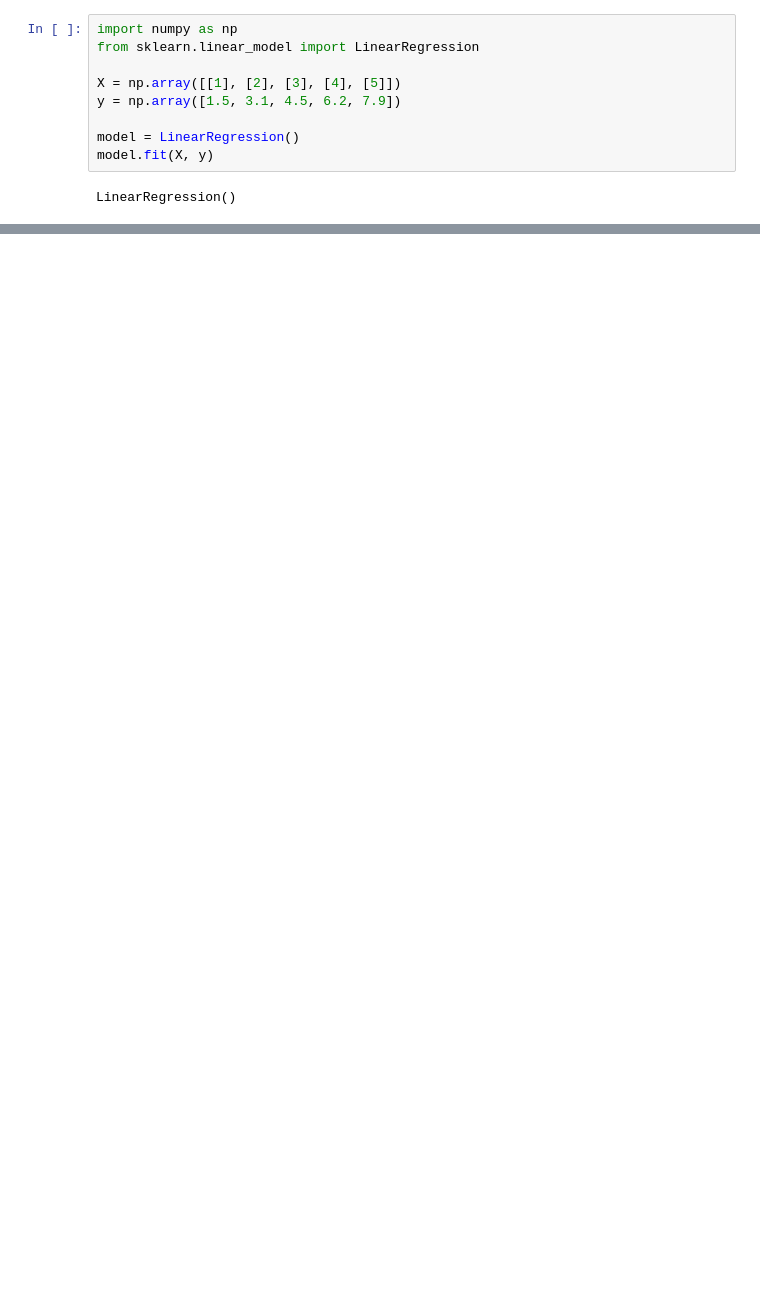
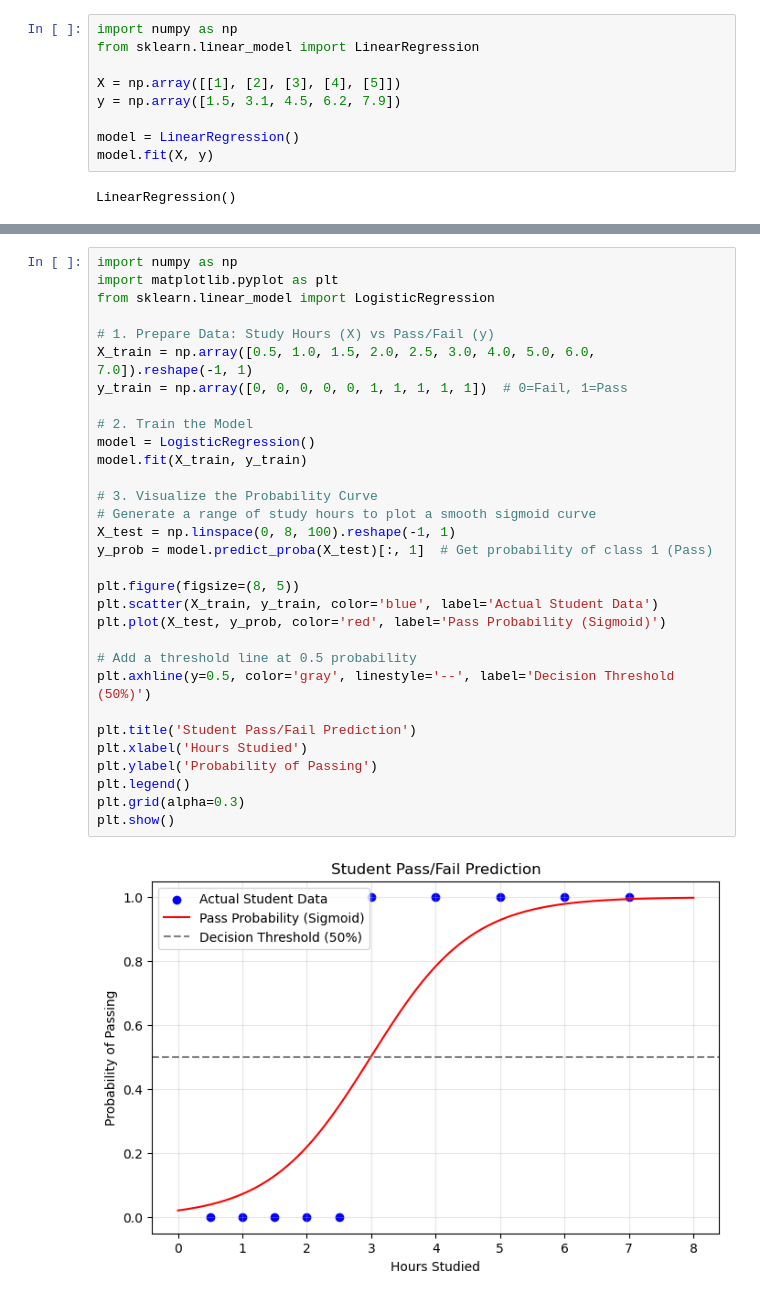
Before and after one commit to sayeedarefin/PHITRON_ML_AI, a Jupyter notebook: lab.ipynb, the cells around one changed output, grey strips where cells are left out. Cells and saved outputs as stored; diff of their text form; blank space fills up the shorter version.

```diff
--- a/lab.ipynb
+++ b/lab.ipynb
@@ -31,0 +51,33 @@ plt.show()
+# %%
+import numpy as np
+import matplotlib.pyplot as plt
+from sklearn.linear_model import LogisticRegression
+
+# 1. Prepare Data: Study Hours (X) vs Pass/Fail (y)
+X_train = np.array([0.5, 1.0, 1.5, 2.0, 2.5, 3.0, 4.0, 5.0, 6.0, 7.0]).reshape(-1, 1)
+y_train = np.array([0, 0, 0, 0, 0, 1, 1, 1, 1, 1])  # 0=Fail, 1=Pass
+
+# 2. Train the Model
+model = LogisticRegression()
+model.fit(X_train, y_train)
+
+# 3. Visualize the Probability Curve
+# Generate a range of study hours to plot a smooth sigmoid curve
+X_test = np.linspace(0, 8, 100).reshape(-1, 1)
+y_prob = model.predict_proba(X_test)[:, 1]  # Get probability of class 1 (Pass)
+
+plt.figure(figsize=(8, 5))
+plt.scatter(X_train, y_train, color='blue', label='Actual Student Data')
+plt.plot(X_test, y_prob, color='red', label='Pass Probability (Sigmoid)')
+
+# Add a threshold line at 0.5 probability
+plt.axhline(y=0.5, color='gray', linestyle='--', label='Decision Threshold (50%)')
+
+plt.title('Student Pass/Fail Prediction')
+plt.xlabel('Hours Studied')
+plt.ylabel('Probability of Passing')
+plt.legend()
+plt.grid(alpha=0.3)
+plt.show()
+# %% [output]
+[figure, added]
```
Also changed, not shown: parts of 9 cells of this notebook.
